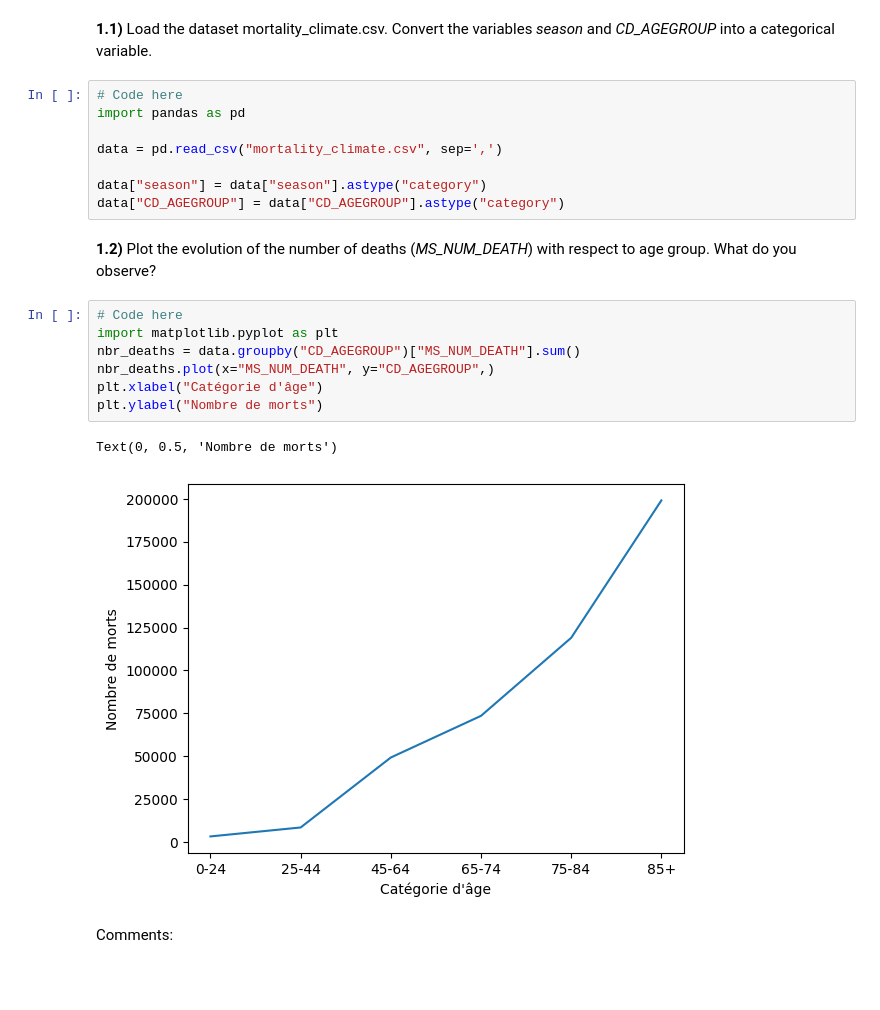
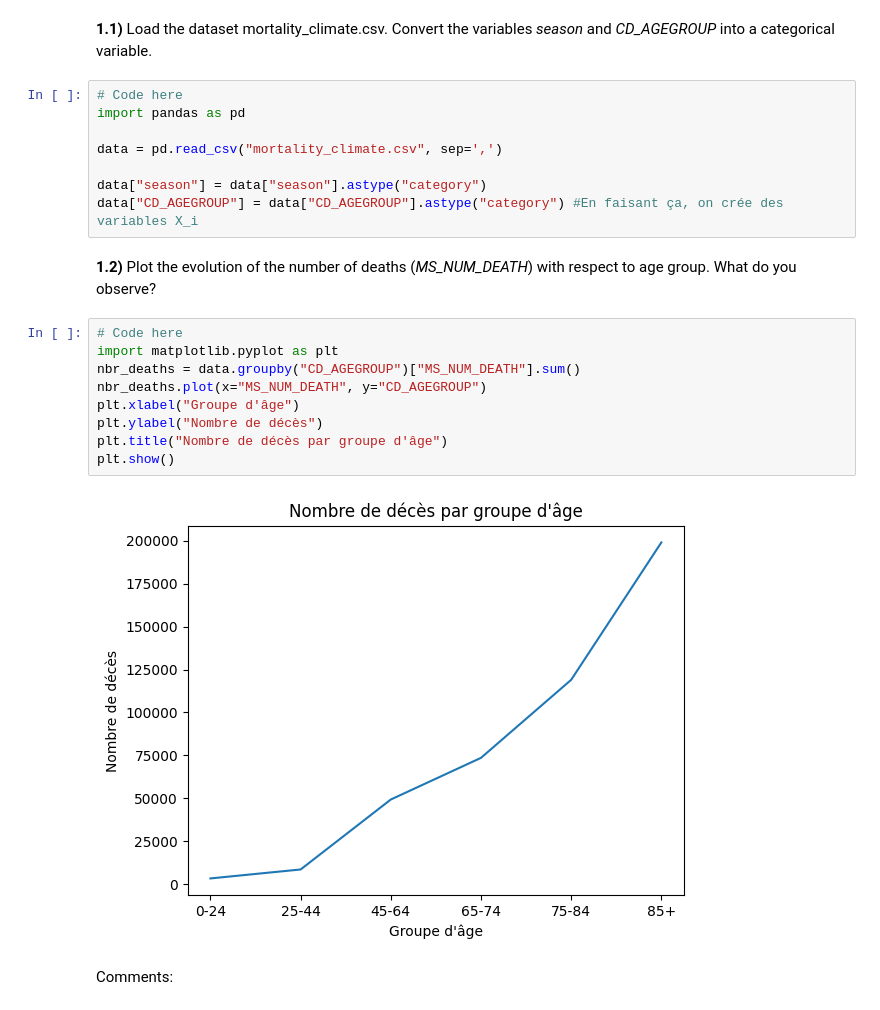
Before and after one commit to IvanGregoire/Hackathon_1, a Jupyter notebook: Hackathon_26_27.ipynb, the cells around one changed output. Drawn from its saved outputs; the diff is of its cells as text; blank space fills up the shorter version.

```diff
--- a/Hackathon_26_27.ipynb
+++ b/Hackathon_26_27.ipynb
@@ -51,19 +51,20 @@ import pandas as pd
 data = pd.read_csv("mortality_climate.csv", sep=',')
 
 data["season"] = data["season"].astype("category")
-data["CD_AGEGROUP"] = data["CD_AGEGROUP"].astype("category")
+data["CD_AGEGROUP"] = data["CD_AGEGROUP"].astype("category") #En faisant ça, on crée des variables X_i
 # %% [markdown]
 **1.2)** Plot the evolution of the number of deaths (*MS_NUM_DEATH*) with respect to age group. What do you observe?
 # %%
 # Code here
 import matplotlib.pyplot as plt
 nbr_deaths = data.groupby("CD_AGEGROUP")["MS_NUM_DEATH"].sum()
-nbr_deaths.plot(x="MS_NUM_DEATH", y="CD_AGEGROUP",)
-plt.xlabel("Catégorie d'âge")
-plt.ylabel("Nombre de morts")
+nbr_deaths.plot(x="MS_NUM_DEATH", y="CD_AGEGROUP")
+plt.xlabel("Groupe d'âge")
+plt.ylabel("Nombre de décès")
+plt.title("Nombre de décès par groupe d'âge")
+plt.show()
 # %% [output]
-Text(0, 0.5, 'Nombre de morts')
-[figure, old version]
+[figure, new version]
 # %% [markdown]
 Comments:
 # %% [markdown]
```
Also changed, not shown: parts of 1 cell of this notebook.
